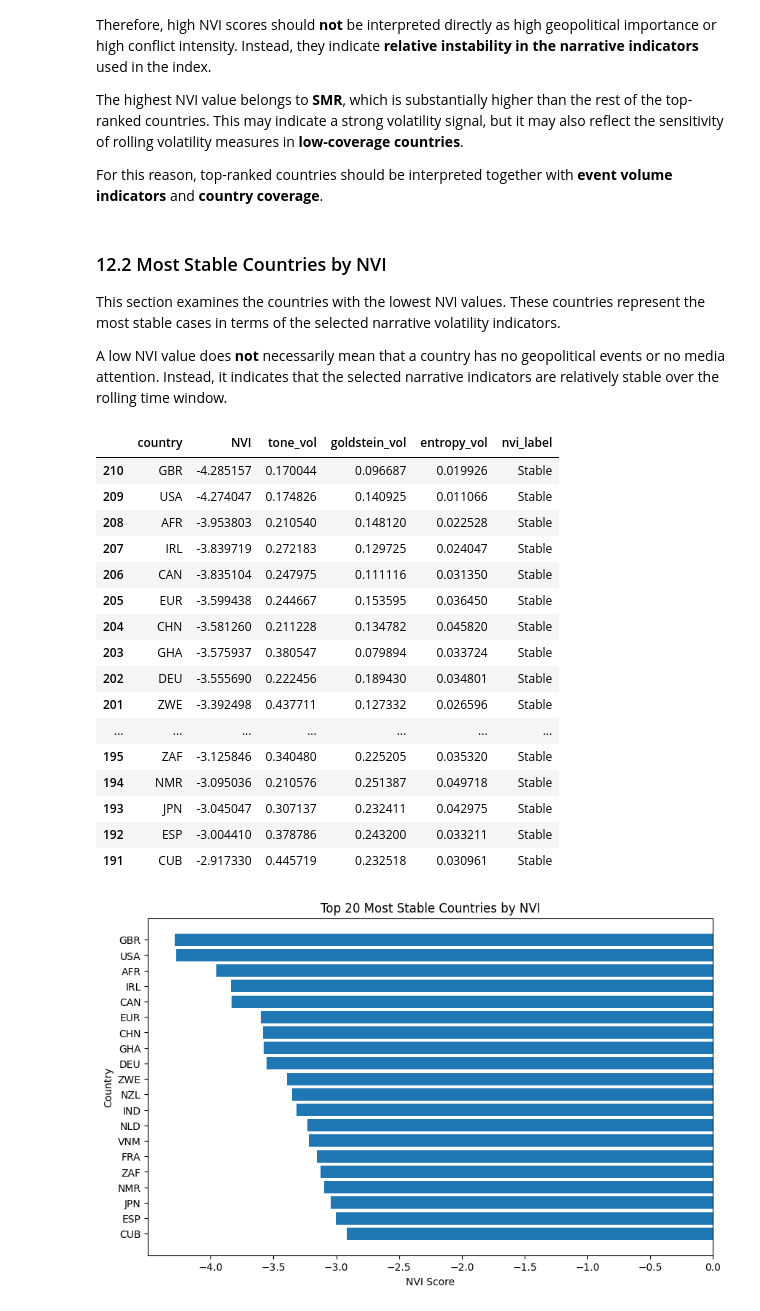
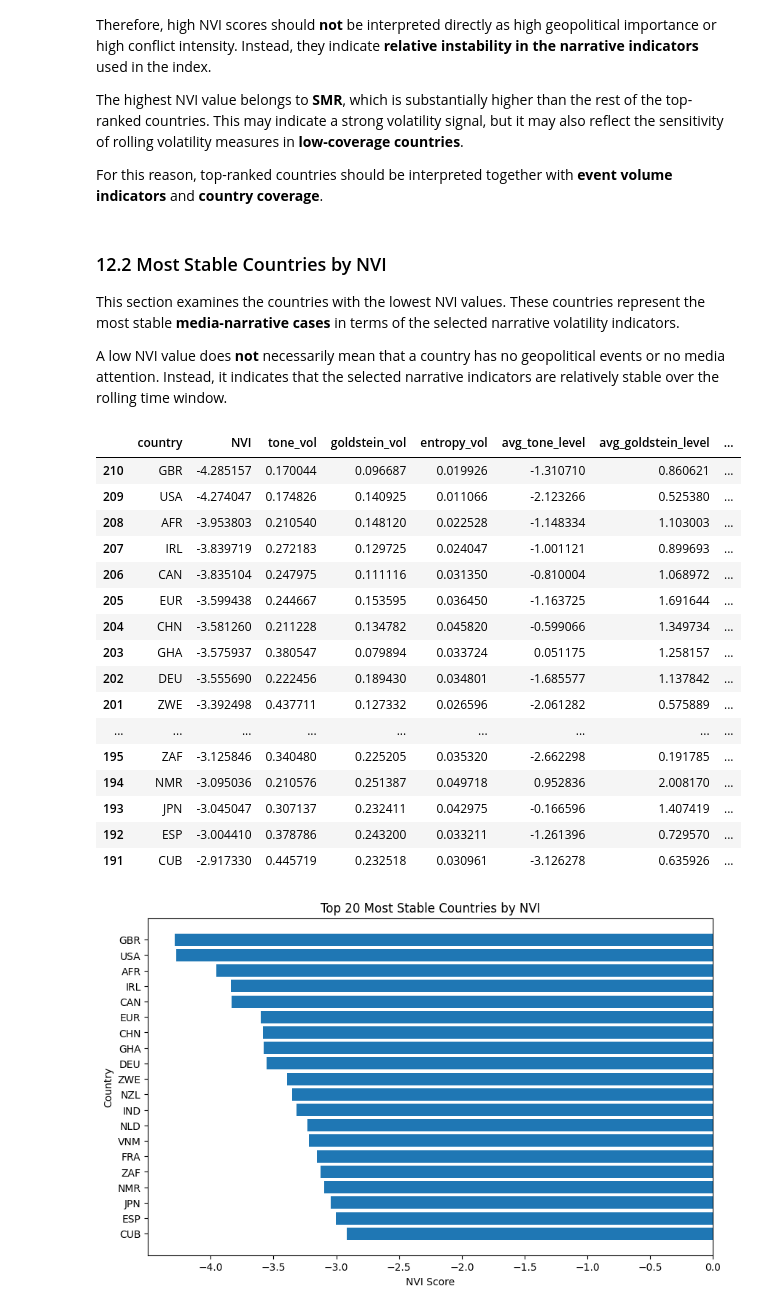
Before and after one commit to ancyra2/mining-prjkt, a Jupyter notebook: notebooks/03_nvi_report.ipynb, the cells around one changed output. Cells and saved outputs as stored; diff of their text form; code cells hidden in the pictures.

Commit message:
feat: Adding new sections and analytics

```diff
--- a/notebooks/03_nvi_report.ipynb
+++ b/notebooks/03_nvi_report.ipynb
@@ -993,6 +993,18 @@ The agreement and Cohen's Kappa values suggest that KMeans and percentile-based
 After constructing the NVI and comparing regime classification methods, selected country-level patterns are examined more closely. This section focuses on high-NVI countries and selected cases to interpret how the NVI components contribute to narrative instability.
 
 The purpose of this section is not to create a new model, but to provide an interpretable country-level reading of the NVI results.
+# %%
+if "avg_tone_level" not in df.columns:
+    country_levels = con.execute("""
+    SELECT
+        country,
+        AVG(tone_mean) AS avg_tone_level,
+        AVG(goldstein_mean) AS avg_goldstein_level
+    FROM narrative_country_12month
+    GROUP BY country
+    """).fetchdf()
+
+    df = df.merge(country_levels, on="country", how="left")
 # %% [markdown]
 ### 12.1 Top Countries by NVI
 
@@ -1055,38 +1069,40 @@ For this reason, top-ranked countries should be interpreted together with **even
 # %% [markdown]
 ### 12.2 Most Stable Countries by NVI
 
-This section examines the countries with the lowest NVI values. These countries represent the most stable cases in terms of the selected narrative volatility indicators.
+This section examines the countries with the lowest NVI values. These countries represent the most stable **media-narrative cases** in terms of the selected narrative volatility indicators.
 
 A low NVI value does **not** necessarily mean that a country has no geopolitical events or no media attention. Instead, it indicates that the selected narrative indicators are relatively stable over the rolling time window.
 # %%
 stable_countries = df[[
     "country",
     "NVI",
     "tone_vol",
     "goldstein_vol",
     "entropy_vol",
+    "avg_tone_level",
+    "avg_goldstein_level",
     "nvi_label"
 ]].sort_values("NVI", ascending=True).head(20)
 
 stable_countries
 # %% [output]
-|  | country | NVI | tone_vol | goldstein_vol | entropy_vol | nvi_label |
-| 210 | GBR | -4.285157 | 0.170044 | 0.096687 | 0.019926 | Stable |
-| 209 | USA | -4.274047 | 0.174826 | 0.140925 | 0.011066 | Stable |
-| 208 | AFR | -3.953803 | 0.210540 | 0.148120 | 0.022528 | Stable |
-| 207 | IRL | -3.839719 | 0.272183 | 0.129725 | 0.024047 | Stable |
-| 206 | CAN | -3.835104 | 0.247975 | 0.111116 | 0.031350 | Stable |
-| 205 | EUR | -3.599438 | 0.244667 | 0.153595 | 0.036450 | Stable |
-| 204 | CHN | -3.581260 | 0.211228 | 0.134782 | 0.045820 | Stable |
-| 203 | GHA | -3.575937 | 0.380547 | 0.079894 | 0.033724 | Stable |
-| 202 | DEU | -3.555690 | 0.222456 | 0.189430 | 0.034801 | Stable |
-| 201 | ZWE | -3.392498 | 0.437711 | 0.127332 | 0.026596 | Stable |
-| ... | ... | ... | ... | ... | ... | ... |
-| 195 | ZAF | -3.125846 | 0.340480 | 0.225205 | 0.035320 | Stable |
-| 194 | NMR | -3.095036 | 0.210576 | 0.251387 | 0.049718 | Stable |
-| 193 | JPN | -3.045047 | 0.307137 | 0.232411 | 0.042975 | Stable |
-| 192 | ESP | -3.004410 | 0.378786 | 0.243200 | 0.033211 | Stable |
-| 191 | CUB | -2.917330 | 0.445719 | 0.232518 | 0.030961 | Stable |
+|  | country | NVI | tone_vol | goldstein_vol | entropy_vol | avg_tone_level | avg_goldstein_level | ... |
+| 210 | GBR | -4.285157 | 0.170044 | 0.096687 | 0.019926 | -1.310710 | 0.860621 | ... |
+| 209 | USA | -4.274047 | 0.174826 | 0.140925 | 0.011066 | -2.123266 | 0.525380 | ... |
+| 208 | AFR | -3.953803 | 0.210540 | 0.148120 | 0.022528 | -1.148334 | 1.103003 | ... |
+| 207 | IRL | -3.839719 | 0.272183 | 0.129725 | 0.024047 | -1.001121 | 0.899693 | ... |
+| 206 | CAN | -3.835104 | 0.247975 | 0.111116 | 0.031350 | -0.810004 | 1.068972 | ... |
+| 205 | EUR | -3.599438 | 0.244667 | 0.153595 | 0.036450 | -1.163725 | 1.691644 | ... |
+| 204 | CHN | -3.581260 | 0.211228 | 0.134782 | 0.045820 | -0.599066 | 1.349734 | ... |
+| 203 | GHA | -3.575937 | 0.380547 | 0.079894 | 0.033724 | 0.051175 | 1.258157 | ... |
+| 202 | DEU | -3.555690 | 0.222456 | 0.189430 | 0.034801 | -1.685577 | 1.137842 | ... |
+| 201 | ZWE | -3.392498 | 0.437711 | 0.127332 | 0.026596 | -2.061282 | 0.575889 | ... |
+| ... | ... | ... | ... | ... | ... | ... | ... | ... |
+| 195 | ZAF | -3.125846 | 0.340480 | 0.225205 | 0.035320 | -2.662298 | 0.191785 | ... |
+| 194 | NMR | -3.095036 | 0.210576 | 0.251387 | 0.049718 | 0.952836 | 2.008170 | ... |
+| 193 | JPN | -3.045047 | 0.307137 | 0.232411 | 0.042975 | -0.166596 | 1.407419 | ... |
+| 192 | ESP | -3.004410 | 0.378786 | 0.243200 | 0.033211 | -1.261396 | 0.729570 | ... |
+| 191 | CUB | -2.917330 | 0.445719 | 0.232518 | 0.030961 | -3.126278 | 0.635926 | ... |
 # %%
 plt.figure(figsize=(10, 6))
 plt.barh(
```
Also changed, not shown: parts of 21 cells of this notebook, 1 other file.
